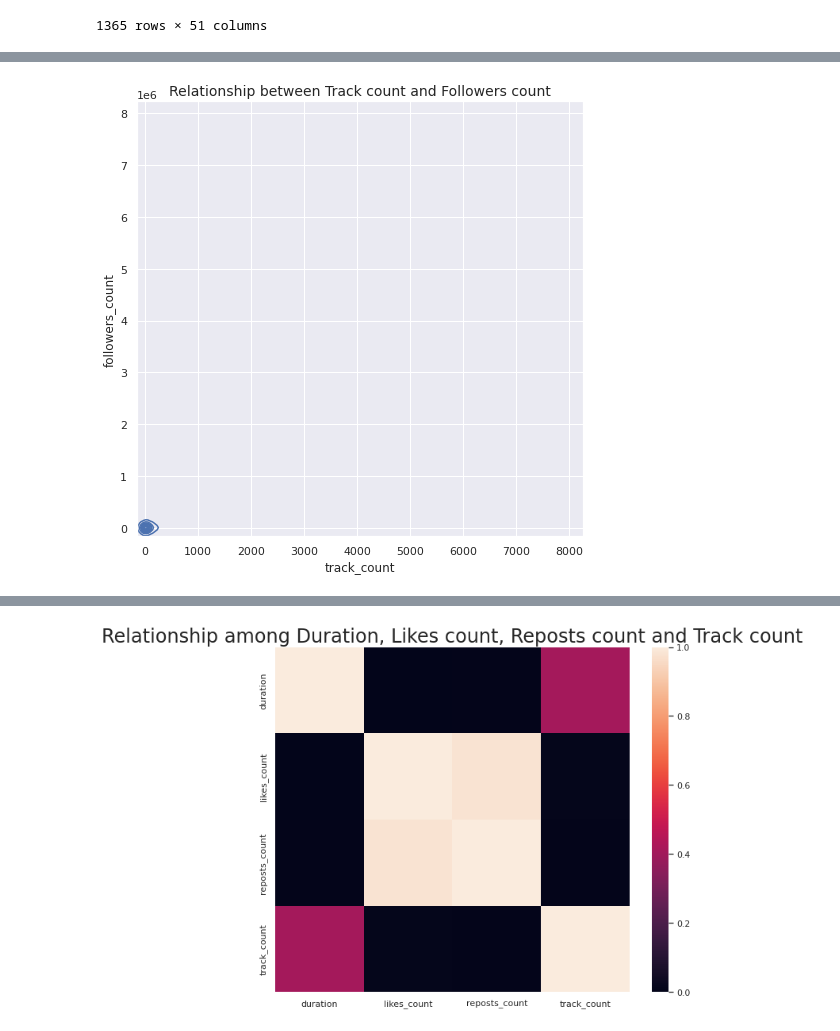
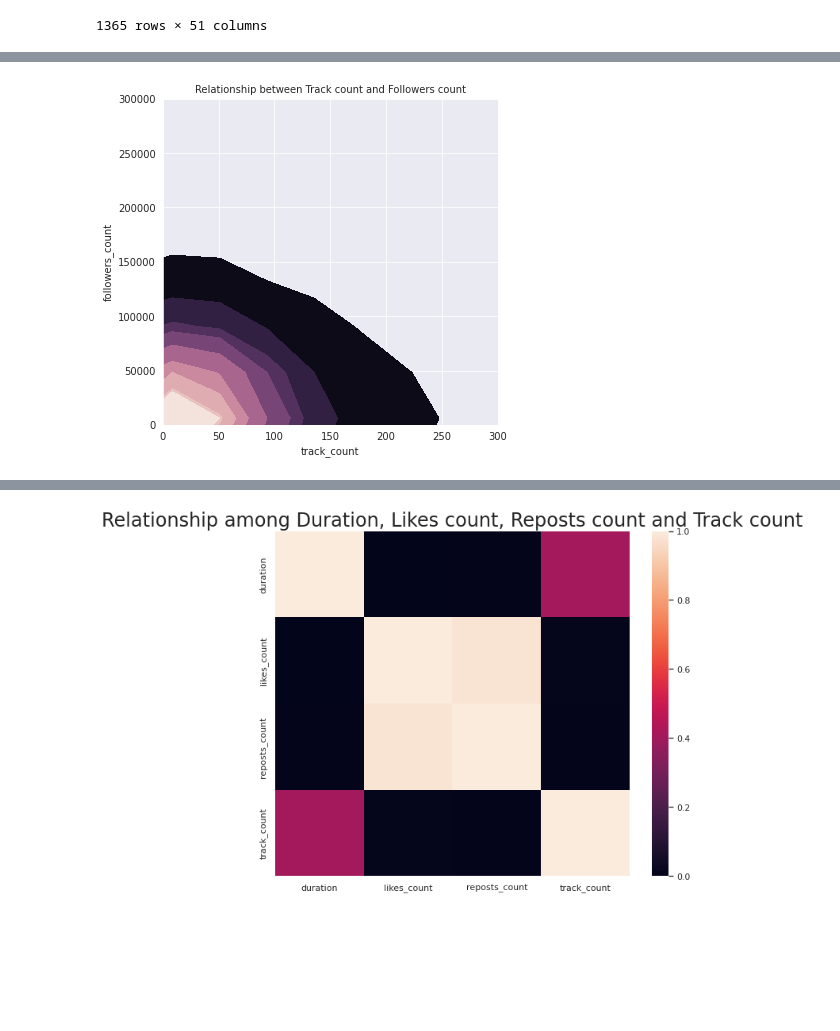
Before and after one commit to machung2001/SoundCloud, a Jupyter notebook: Project 2/Trang.ipynb, the cells around one changed output, grey strips where cells are left out. Saved outputs shown, nothing was run; the diff lists cells and outputs as text; code cells hidden in the pictures; blank space fills up the shorter version.

```diff
--- a/Project 2/Trang.ipynb
+++ b/Project 2/Trang.ipynb
@@ -104,9 +163,24 @@ df
 # %%
-sns.set_style('darkgrid');
-sns.distplot(df.followers_count, bins=20, kde=False, rug=True,label = 'Distribution of Followers count');
+#ax = sns.displot(x=df.followers_count)
+##ax.set(xlim=(0, 80)) # adjust this value
+#sns.set(style="darkgrid")
+#plt.ticklabel_format(style='plain', axis='x')
+#plt.xlabel('Followers count', fontsize=16)
+#plt.ylabel('Frequency', fontsize=16)
+#plt.title('Distplot showing distribution of Followers count')
+#plt.show()
+#plt.clf()
 
-# Set title for plot
-plt.title( "Distribution of Followers count" , size = 24 )
-# Display figure
-plt.tight_layout()
+#sns.set_style('darkgrid');
+#sns.distplot(df.followers_count)
+#
+#plt.xlim(0,1000000)
+## Set title for plot
+
+## Display figure
+#plt.tight_layout()
+
+sns.kdeplot(data= df,x='followers_count')
+plt.xlim(0,1000000)
+plt.title( "Distribution of Followers count" , size = 14 )
 # %% [output]
@@ -114,3 +188,0 @@ plt.tight_layout()
-# %%
-sns.set_style('darkgrid');
-sns.kdeplot(data=df,x = 'followers_count')
@@ -120,8 +189,16 @@ sns.kdeplot(data=df,x = 'followers_count')
 # %%
-ax = sns.kdeplot(data=df,x = 'track_count',y = 'followers_count')
-ax.set_title("Relationship between Track count and Followers count",size = 14);
+f, ax = plt.subplots(figsize=(6, 6))
+cmap = sns.cubehelix_palette(as_cmap=True, dark=0, light=1, reverse=True)
+sns.kdeplot(df.track_count, df.followers_count, cmap=cmap, n_levels=10, shade=True);
+
+ax.set(xlim=(0, 300))
+ax.set(ylim=(0, 300000))
+#ax = sns.kdeplot(data=df,x = 'track_count',y = 'followers_count')
+ax.set_title("Relationship between Track count and Followers count",size = 10);
+#plt.show()
+#
 # %% [output]
-[figure, old version]
+[figure, new version]
 # %%
 df = pd.read_csv (r'playlists_file.csv',sep='\t')
 # %%
```
Also changed, not shown: parts of 9 cells of this notebook, 4 other files.
